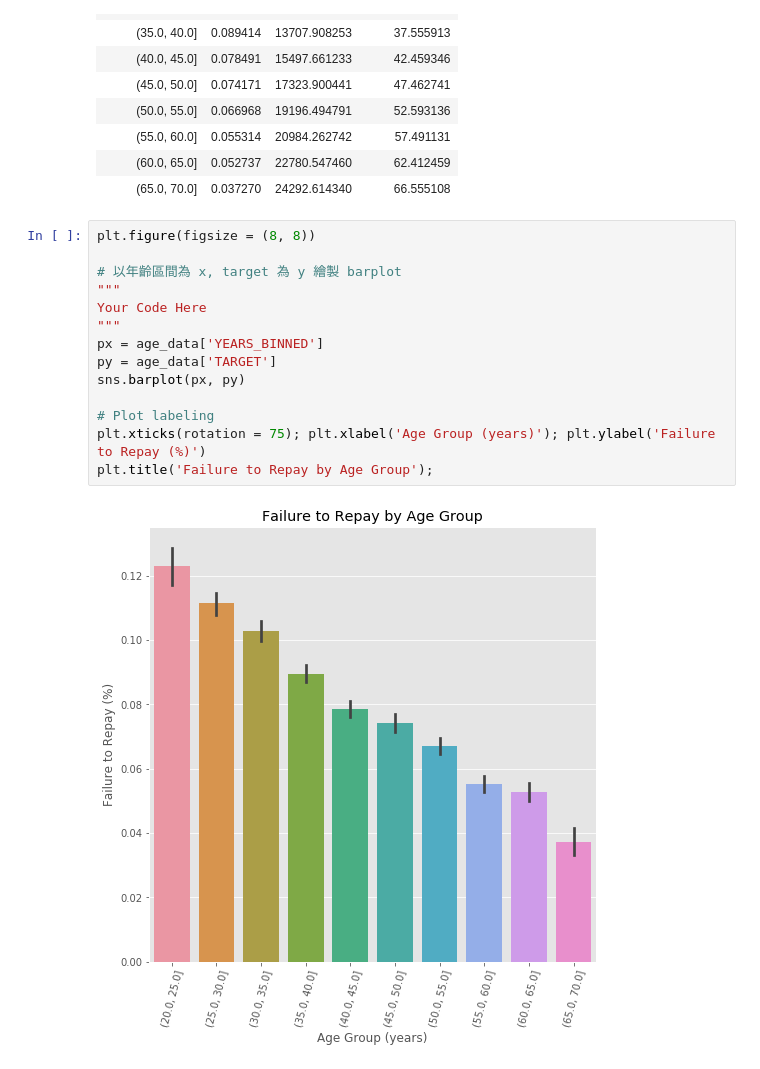
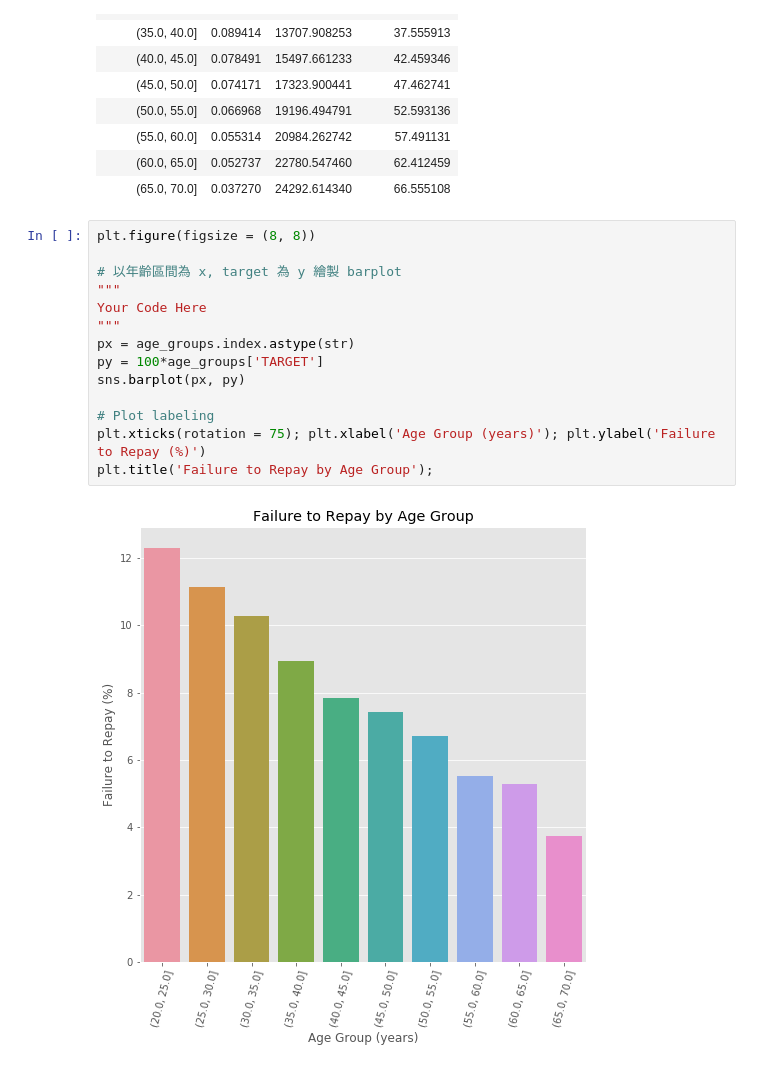
Before and after one commit to freeloop17/4th-ML100Days, a Jupyter notebook: homework/Day_016_HW.ipynb, the cells around one changed output. Saved outputs shown, nothing was run; the diff lists cells and outputs as text.

```diff
--- a/homework/Day_016_HW.ipynb
+++ b/homework/Day_016_HW.ipynb
@@ -117,16 +117,16 @@ age_groups
 # %%
 plt.figure(figsize = (8, 8))
 
 # 以年齡區間為 x, target 為 y 繪製 barplot
 """
 Your Code Here
 """
-px = age_data['YEARS_BINNED']
-py = age_data['TARGET']
+px = age_groups.index.astype(str)
+py = 100*age_groups['TARGET']
 sns.barplot(px, py)
 
 # Plot labeling
 plt.xticks(rotation = 75); plt.xlabel('Age Group (years)'); plt.ylabel('Failure to Repay (%)')
 plt.title('Failure to Repay by Age Group');
 # %% [output]
-[figure, old version]
+[figure, new version]
```
